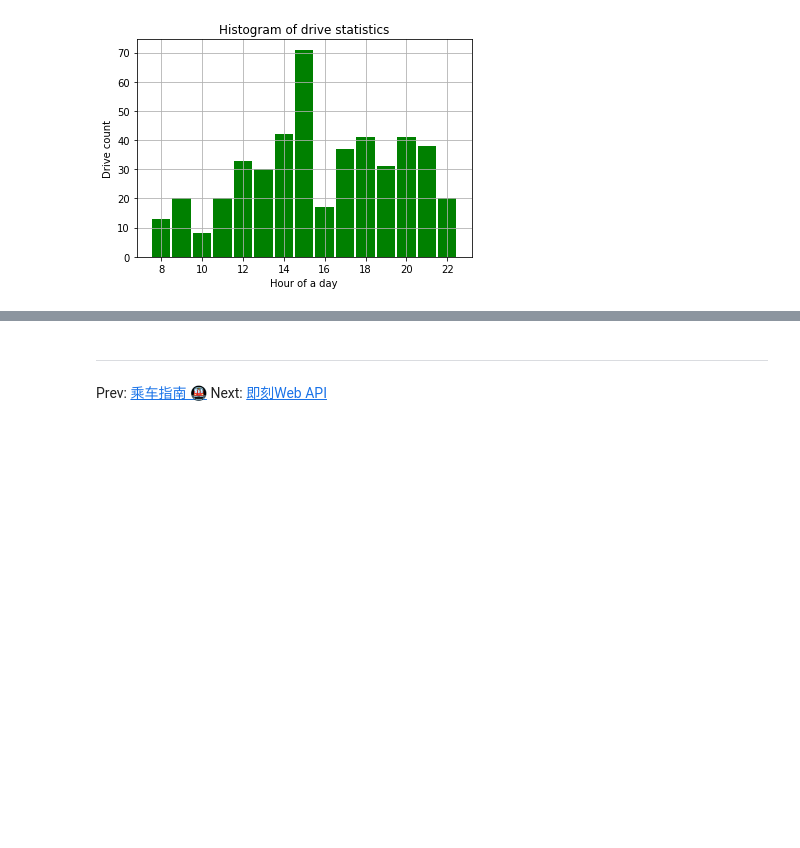
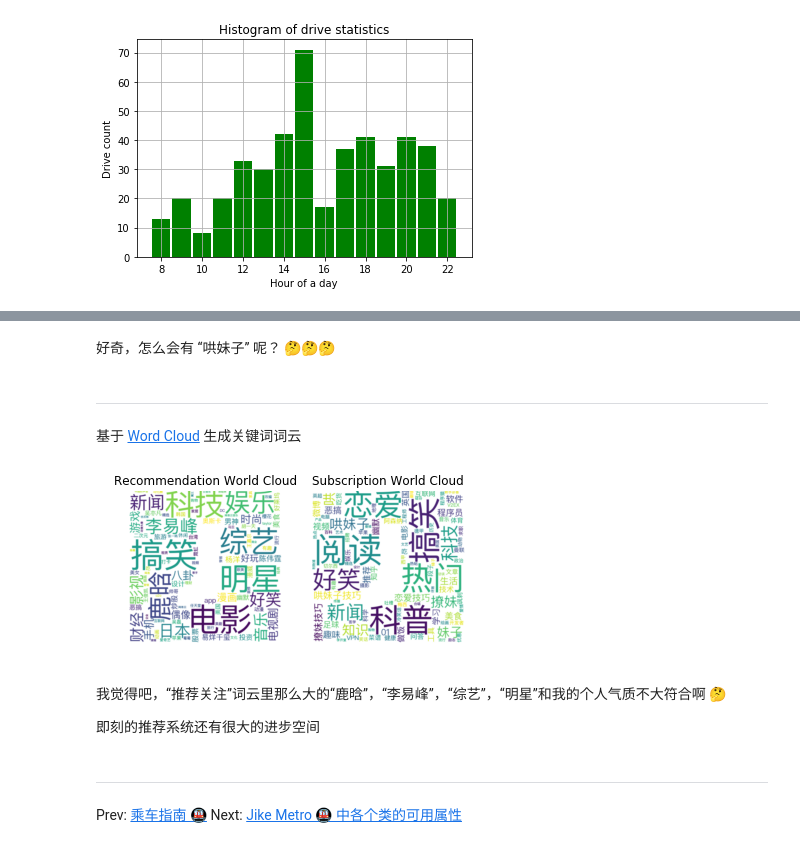
Before and after one commit to Sorosliu1029/Jike-Metro, a Jupyter notebook: docs/source_notebooks/example.ipynb, the cells around one changed output, grey strips where cells are left out. Saved outputs shown, nothing was run; the diff lists cells and outputs as text; code cells hidden in the pictures; blank space fills up the shorter version.

```diff
--- a/docs/source_notebooks/example.ipynb
+++ b/docs/source_notebooks/example.ipynb
@@ -142,0 +178,3 @@ plt.show()
+# %%
+for topic in my_subscribed_topics[:5]:
+    print(topic.keywords)
@@ -142,0 +189,7 @@ plt.show()
+# %%
+from collections import Counter
+recommended_keywords_counter = Counter()
+subscribed_keywords_counter = Counter()
+# %%
+for topic in recommended_topics:
+    recommended_keywords_counter.update(topic.keywords.split() if topic.keywords else [])
@@ -142,0 +217,3 @@ plt.show()
+# %%
+for topic in my_subscribed_topics:
+    subscribed_keywords_counter.update(topic.keywords.split() if topic.keywords else [])
@@ -142,0 +241,6 @@ plt.show()
+# %% [markdown]
+好奇，怎么会有 “哄妹子” 呢？ 🤔🤔🤔
+# %% [markdown]
+-----
+
+基于 [Word Cloud](https://github.com/amueller/word_cloud) 生成关键词词云
@@ -143,5 +253,30 @@ plt.show()
+# %%
+%matplotlib inline
+mask = np.array(Image.open('jike.png'))
+wc = WordCloud(background_color='white', max_words=100, mask=mask, width=1000, height=800,
+               relative_scaling=0.3, random_state=42,
+              font_path='/System/Library/Fonts/PingFang.ttc')
+
+the_grid = GridSpec(1, 2)
+wc.generate_from_frequencies(recommended_keywords_counter)
+plt.subplot(the_grid[0, 0], aspect=1)
+plt.title('Recommendation World Cloud')
+plt.axis("off")
+plt.imshow(wc, interpolation="bilinear")
+
+wc.generate_from_frequencies(subscribed_keywords_counter)
+plt.subplot(the_grid[0, 1], aspect=1)
+plt.title('Subscription World Cloud')
+plt.axis("off")
+plt.imshow(wc, interpolation="bilinear")
+# %% [output]
+[figure, added]
+# %% [markdown]
+我觉得吧，“推荐关注”词云里那么大的“鹿晗”，“李易峰”，“综艺”，“明星”和我的个人气质不大符合啊 🤔
+
+即刻的推荐系统还有很大的进步空间
 # %% [markdown]
 -----------
 
 <span style="float: left">Prev: <a href="./index.html">乘车指南 🚇</a></span>
-<span style="float: right">Next: <a href="./jike_api.html">即刻Web API</a></span>
+<span style="float: right">Next: <a href="./objects.html">Jike Metro 🚇 中各个类的可用属性</a></span>
```
Also changed, not shown: parts of 24 cells of this notebook, 6 other files.
